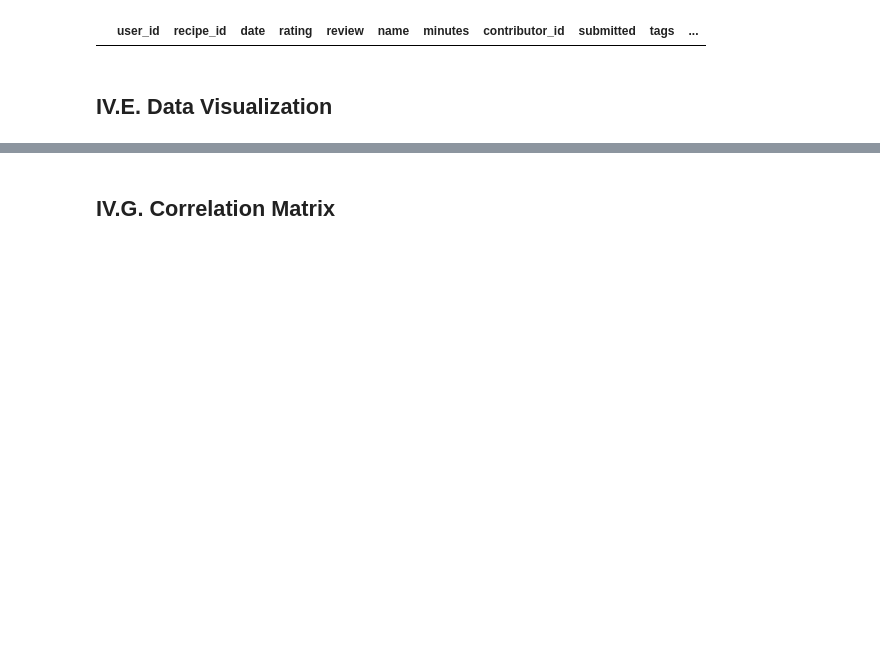
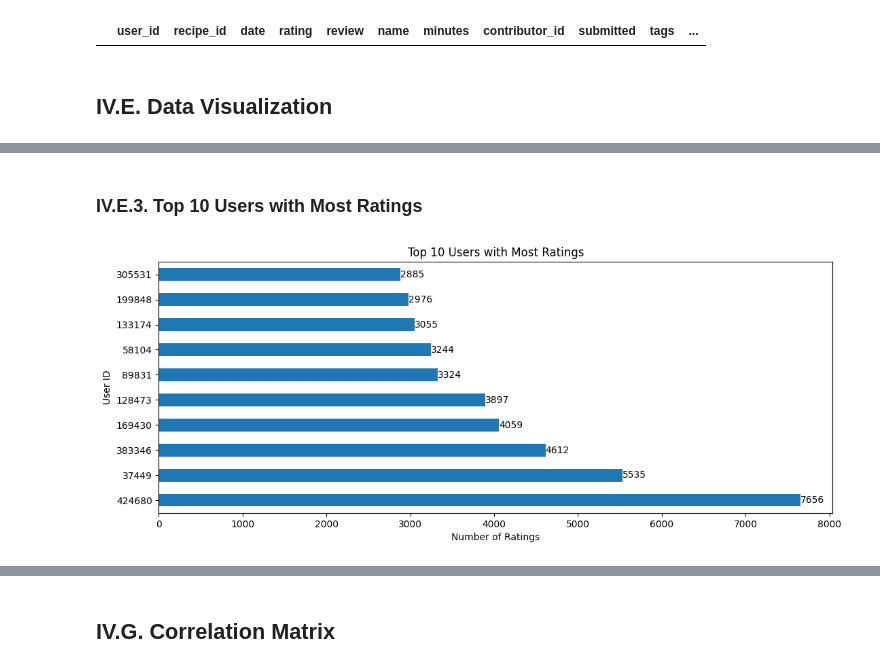
Before and after one commit to hardefarogonondo/FoodDotCom-recipe-recommendation-engine, a Jupyter notebook: notebooks/hardefarogonondo/2_exploratory_data_analysis_and_preprocessing/exploratory_data_analysis_and_preprocessing.ipynb, the cells around one changed output, grey strips where cells are left out. Saved outputs shown, nothing was run; the diff lists cells and outputs as text; code cells hidden in the pictures; blank space fills up the shorter version.

```diff
--- a/notebooks/hardefarogonondo/2_exploratory_data_analysis_and_preprocessing/exploratory_data_analysis_and_preprocessing.ipynb
+++ b/notebooks/hardefarogonondo/2_exploratory_data_analysis_and_preprocessing/exploratory_data_analysis_and_preprocessing.ipynb
@@ -158,0 +141,15 @@ plt.show()
+# %% [markdown]
+### IV.E.3. Top 10 Users with Most Ratings
+# %%
+plt.figure(figsize=(12.8, 4.8))
+plt.title("Top 10 Users with Most Ratings")
+ratings_per_user = df.groupby(
+    "user_id")["rating"].count().sort_values(ascending=False)
+bars = ratings_per_user.head(10).plot(kind='barh')
+for bar in bars.containers:
+    bars.bar_label(bar)
+plt.xlabel("Number of Ratings")
+plt.ylabel("User ID")
+plt.show()
+# %% [output]
+[figure, added]
```
Also changed, not shown: parts of 39 cells of this notebook.
